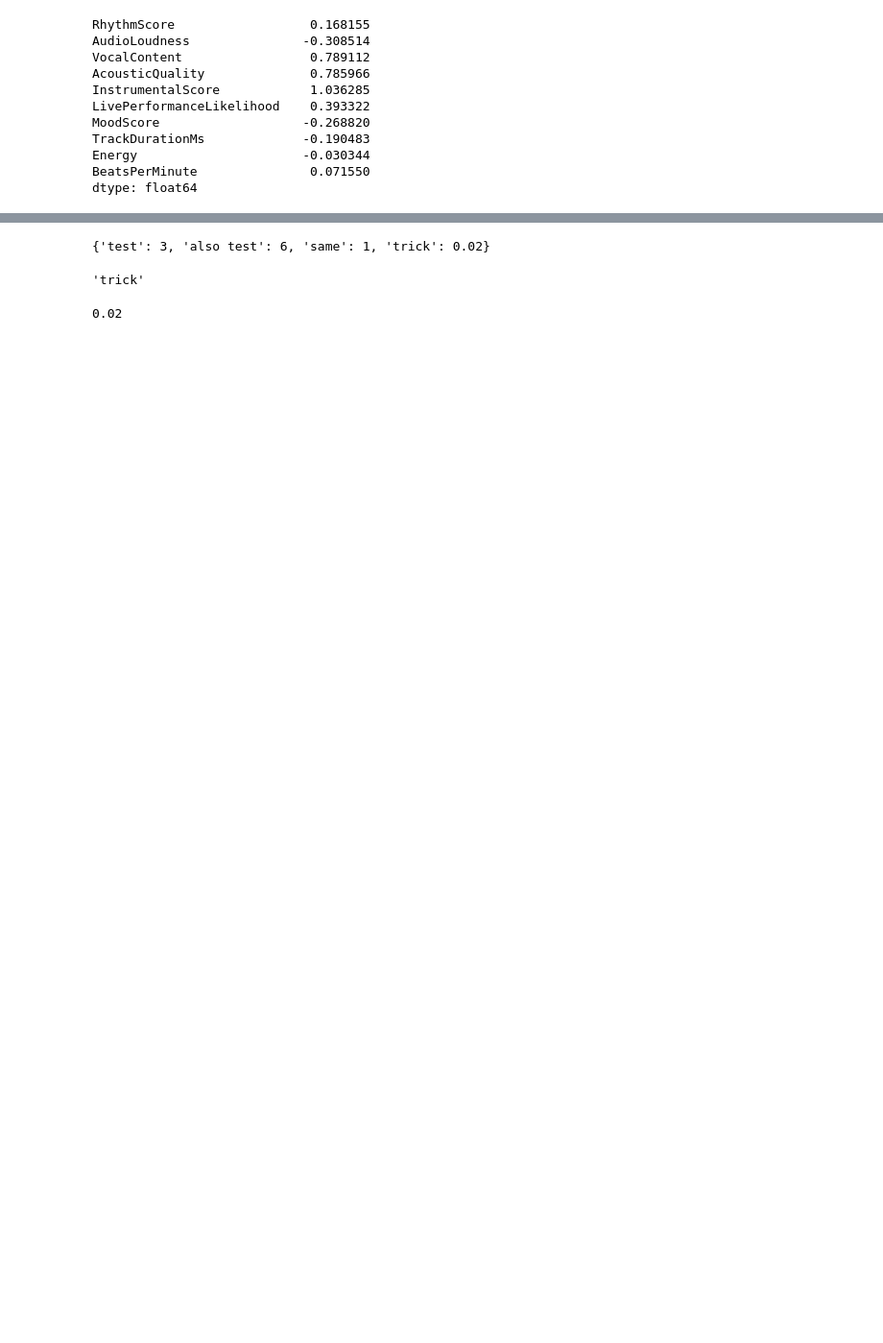
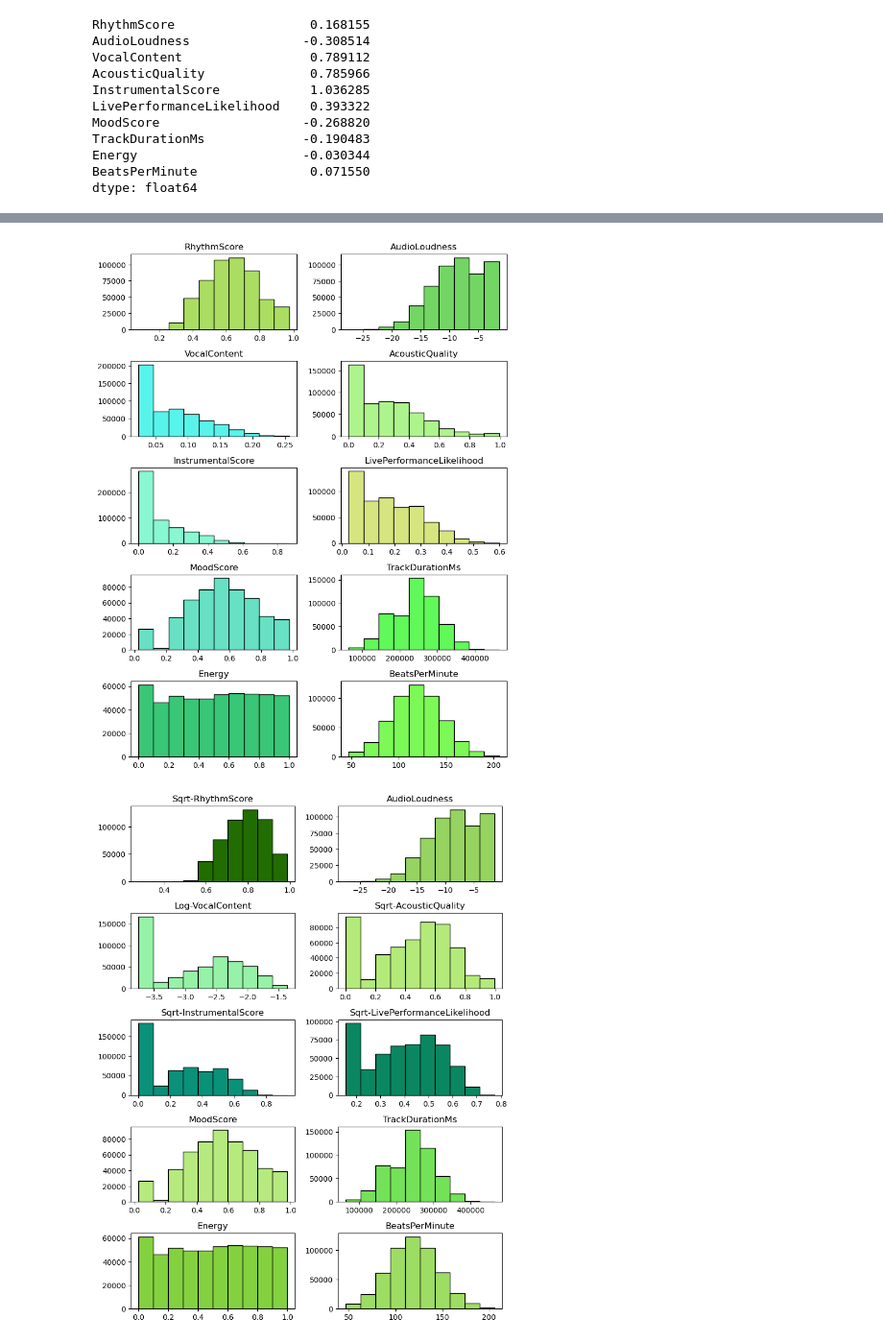
Before and after one commit to JustinAbner/Kaggle_Competitions, a Jupyter notebook: Predicting the Beats-per-Minute of Songs/BeatsPerMin.ipynb, the cells around one changed output, grey strips where cells are left out. Shown at 96% size. Saved outputs shown, nothing was run; the diff lists cells and outputs as text; code cells hidden in the pictures; blank space fills up the shorter version.

```diff
--- a/Predicting the Beats-per-Minute of Songs/BeatsPerMin.ipynb
+++ b/Predicting the Beats-per-Minute of Songs/BeatsPerMin.ipynb
@@ -178,12 +157,8 @@ abs_dict = {key:abs(val) for key, val in test_dict.items()}
-# %%
-abs_dict
-# %% [output]
-{'test': 3, 'also test': 6, 'same': 1, 'trick': 0.02}
-# %%
-min(abs_dict, key=abs_dict.get)
-# %% [output]
-'trick'
-# %%
-abs_dict['trick']
-# %% [output]
-0.02
+# %%
+df_list_test = [train_p1_drop, skew_transf_df]
+# %%
+for d in df_list_test:
+    histo_plt(d)
+# %% [output]
+[figure, added]
+[figure, added]
```
Also changed, not shown: parts of 16 cells of this notebook.
